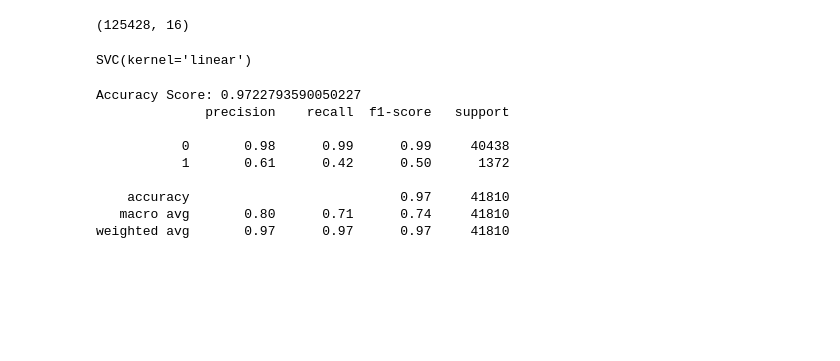
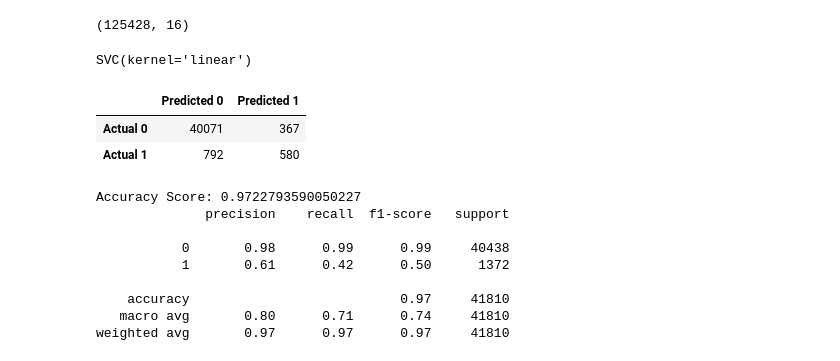
Before and after one commit to JulianDiaz619/covid, a Jupyter notebook: demographicanalysis_ETL.ipynb, the cells around one changed output. Drawn from its saved outputs; the diff is of its cells as text; code cells hidden in the pictures; blank space fills up the shorter version.

```diff
--- a/demographicanalysis_ETL.ipynb
+++ b/demographicanalysis_ETL.ipynb
@@ -397,6 +409,16 @@ model.fit(X_train_SVC, y_train_SVC)
 SVC(kernel='linear')
 # %%
 y_pred_SVC = model.predict(X_test_SVC)
+# %%
+cm_SVC = confusion_matrix(y_test_SVC, y_pred_SVC)
+cm_SVC_df = pd.DataFrame(
+    cm_SVC, index=["Actual 0", "Actual 1"], columns=["Predicted 0", "Predicted 1"])
+
+cm_SVC_df
+# %% [output]
+|  | Predicted 0 | Predicted 1 |
+| Actual 0 | 40071 | 367 |
+| Actual 1 | 792 | 580 |
 # %%
 print(f"Accuracy Score: {accuracy_score(y_test_SVC, y_pred_SVC)}")
 print(classification_report(y_test_SVC, y_pred_SVC))
```
Also changed, not shown: parts of 12 cells of this notebook.
